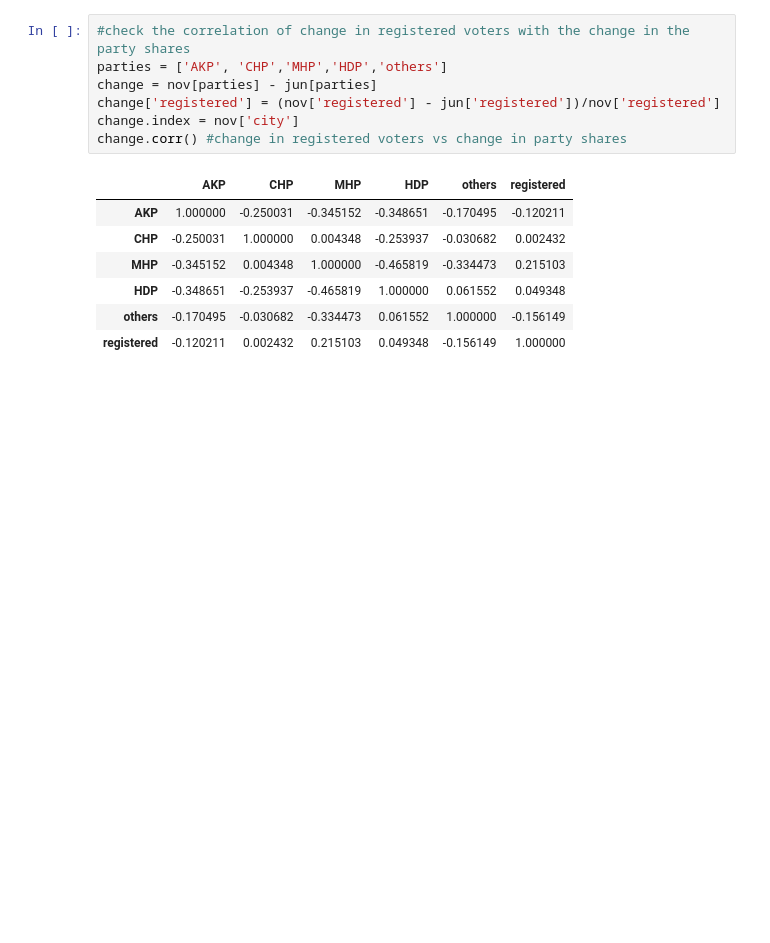
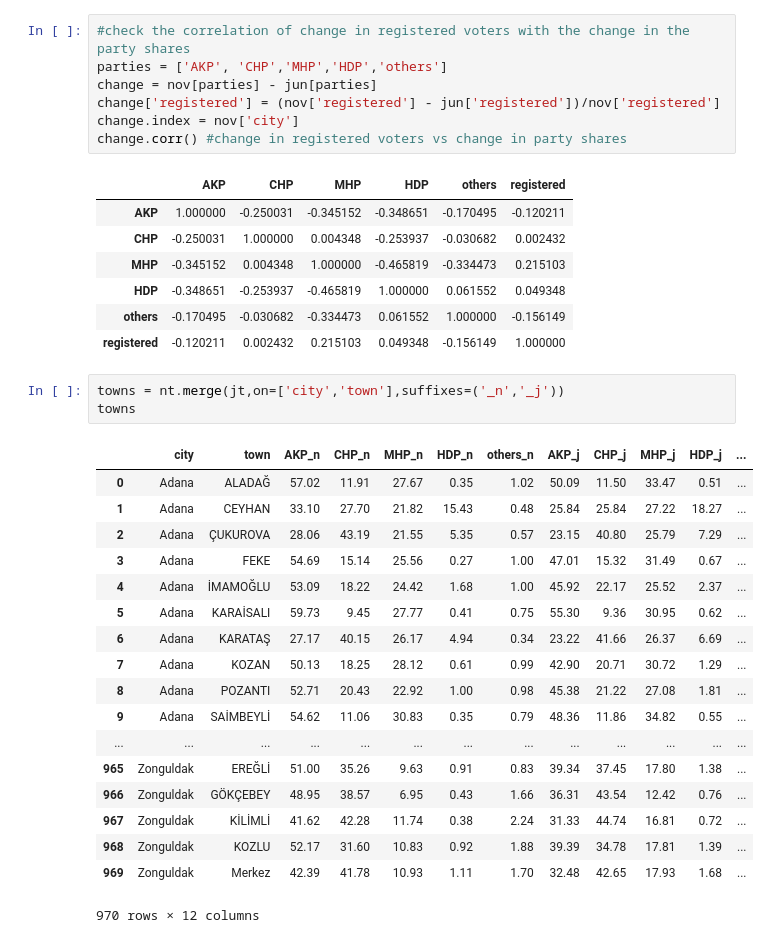
Before and after one commit to oztalha/2015-11-01-Elections-Turkey, a Jupyter notebook: Turkish General Elections, Nov 1, 2015.ipynb, the cells around one changed output. Saved outputs shown, nothing was run; the diff lists cells and outputs as text; blank space fills up the shorter version.

```diff
--- a/Turkish General Elections, Nov 1, 2015.ipynb
+++ b/Turkish General Elections, Nov 1, 2015.ipynb
@@ -159,3 +164,25 @@ change.corr() #change in registered voters vs change in party shares
 | HDP | -0.348651 | -0.253937 | -0.465819 | 1.000000 | 0.061552 | 0.049348 |
 | others | -0.170495 | -0.030682 | -0.334473 | 0.061552 | 1.000000 | -0.156149 |
 | registered | -0.120211 | 0.002432 | 0.215103 | 0.049348 | -0.156149 | 1.000000 |
+# %%
+towns = nt.merge(jt,on=['city','town'],suffixes=('_n','_j'))
+towns
+# %% [output]
+|  | city | town | AKP_n | CHP_n | MHP_n | HDP_n | others_n | AKP_j | CHP_j | MHP_j | HDP_j | ... |
+| 0 | Adana | ALADAĞ | 57.02 | 11.91 | 27.67 | 0.35 | 1.02 | 50.09 | 11.50 | 33.47 | 0.51 | ... |
+| 1 | Adana | CEYHAN | 33.10 | 27.70 | 21.82 | 15.43 | 0.48 | 25.84 | 25.84 | 27.22 | 18.27 | ... |
+| 2 | Adana | ÇUKUROVA | 28.06 | 43.19 | 21.55 | 5.35 | 0.57 | 23.15 | 40.80 | 25.79 | 7.29 | ... |
+| 3 | Adana | FEKE | 54.69 | 15.14 | 25.56 | 0.27 | 1.00 | 47.01 | 15.32 | 31.49 | 0.67 | ... |
+| 4 | Adana | İMAMOĞLU | 53.09 | 18.22 | 24.42 | 1.68 | 1.00 | 45.92 | 22.17 | 25.52 | 2.37 | ... |
+| 5 | Adana | KARAİSALI | 59.73 | 9.45 | 27.77 | 0.41 | 0.75 | 55.30 | 9.36 | 30.95 | 0.62 | ... |
+| 6 | Adana | KARATAŞ | 27.17 | 40.15 | 26.17 | 4.94 | 0.34 | 23.22 | 41.66 | 26.37 | 6.69 | ... |
+| 7 | Adana | KOZAN | 50.13 | 18.25 | 28.12 | 0.61 | 0.99 | 42.90 | 20.71 | 30.72 | 1.29 | ... |
+| 8 | Adana | POZANTI | 52.71 | 20.43 | 22.92 | 1.00 | 0.98 | 45.38 | 21.22 | 27.08 | 1.81 | ... |
+| 9 | Adana | SAİMBEYLİ | 54.62 | 11.06 | 30.83 | 0.35 | 0.79 | 48.36 | 11.86 | 34.82 | 0.55 | ... |
+| ... | ... | ... | ... | ... | ... | ... | ... | ... | ... | ... | ... | ... |
+| 965 | Zonguldak | EREĞLİ | 51.00 | 35.26 | 9.63 | 0.91 | 0.83 | 39.34 | 37.45 | 17.80 | 1.38 | ... |
+| 966 | Zonguldak | GÖKÇEBEY | 48.95 | 38.57 | 6.95 | 0.43 | 1.66 | 36.31 | 43.54 | 12.42 | 0.76 | ... |
+| 967 | Zonguldak | KİLİMLİ | 41.62 | 42.28 | 11.74 | 0.38 | 2.24 | 31.33 | 44.74 | 16.81 | 0.72 | ... |
+| 968 | Zonguldak | KOZLU | 52.17 | 31.60 | 10.83 | 0.92 | 1.88 | 39.39 | 34.78 | 17.81 | 1.39 | ... |
+| 969 | Zonguldak | Merkez | 42.39 | 41.78 | 10.93 | 1.11 | 1.70 | 32.48 | 42.65 | 17.93 | 1.68 | ... |
+970 rows × 12 columns
```
Also changed, not shown: parts of 8 cells of this notebook, 16 other files.
